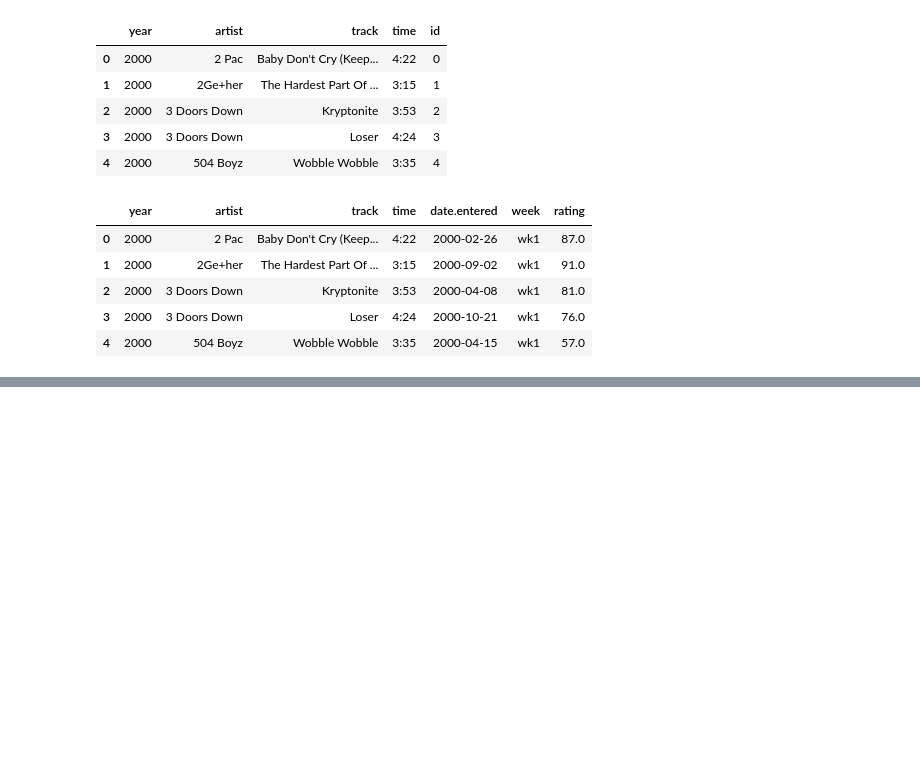
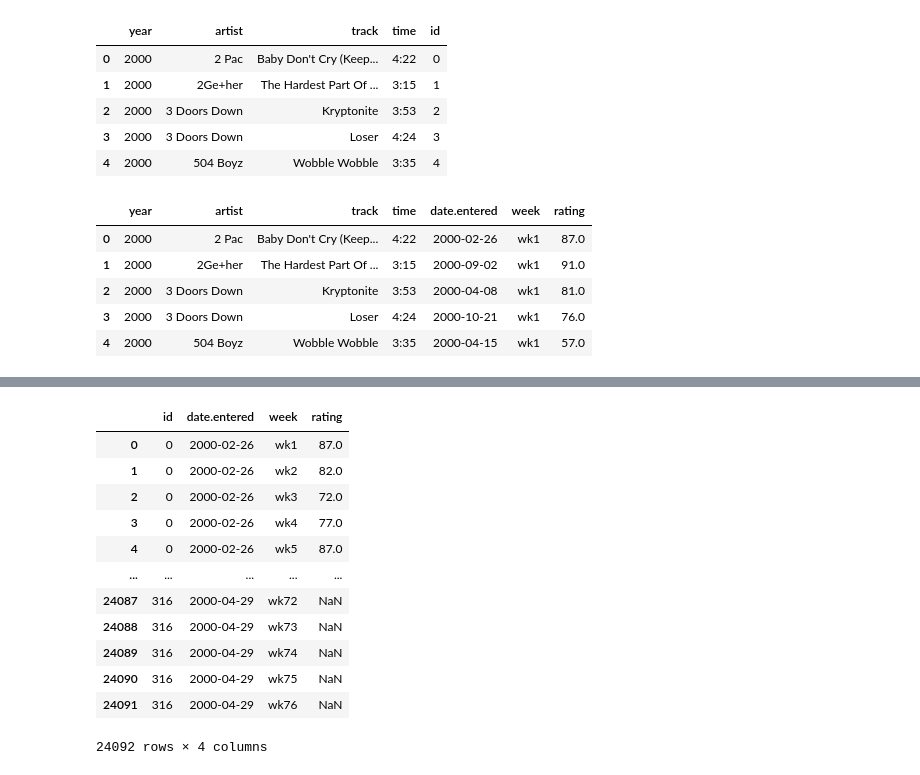
Before and after one commit to chendaniely/2022-06-29-python, a Jupyter notebook: 04-normalization.ipynb, the cells around one changed output, grey strips where cells are left out. Cells and saved outputs as stored; diff of their text form; code cells hidden in the pictures; blank space fills up the shorter version.

Commit message:
normalization, merge, concat, exercise, apply

```diff
--- a/04-normalization.ipynb
+++ b/04-normalization.ipynb
@@ -120,3 +120,8 @@ billboard_long.head()
 | 2 | 2000 | 3 Doors Down | Kryptonite | 3:53 | 2000-04-08 | wk1 | 81.0 |
 | 3 | 2000 | 3 Doors Down | Loser | 4:24 | 2000-10-21 | wk1 | 76.0 |
 | 4 | 2000 | 504 Boyz | Wobble Wobble | 3:35 | 2000-04-15 | wk1 | 57.0 |
+# %%
+billboard_ratings = billboard_long.merge(
+    billboard_song,
+    on=["year", "artist", "track", "time"]
+)
@@ -122,0 +145,2 @@ billboard_long.head()
+# %%
+billboard_ratings = billboard_ratings[["id", "date.entered", "week", "rating"]]
@@ -122,0 +156,16 @@ billboard_long.head()
+# %%
+billboard_ratings.drop_duplicates()
+# %% [output]
+|  | id | date.entered | week | rating |
+| 0 | 0 | 2000-02-26 | wk1 | 87.0 |
+| 1 | 0 | 2000-02-26 | wk2 | 82.0 |
+| 2 | 0 | 2000-02-26 | wk3 | 72.0 |
+| 3 | 0 | 2000-02-26 | wk4 | 77.0 |
+| 4 | 0 | 2000-02-26 | wk5 | 87.0 |
+| ... | ... | ... | ... | ... |
+| 24087 | 316 | 2000-04-29 | wk72 | NaN |
+| 24088 | 316 | 2000-04-29 | wk73 | NaN |
+| 24089 | 316 | 2000-04-29 | wk74 | NaN |
+| 24090 | 316 | 2000-04-29 | wk75 | NaN |
+| 24091 | 316 | 2000-04-29 | wk76 | NaN |
+24092 rows × 4 columns
```
Also changed, not shown: parts of 4 cells of this notebook, 4 other files.
